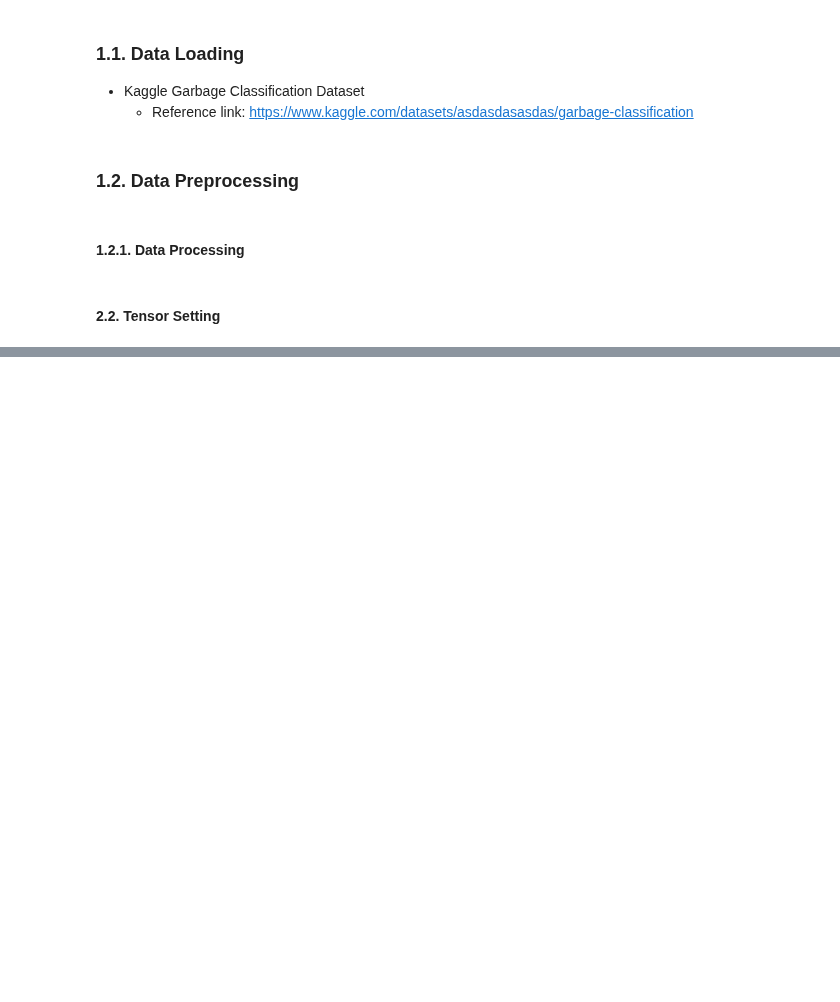
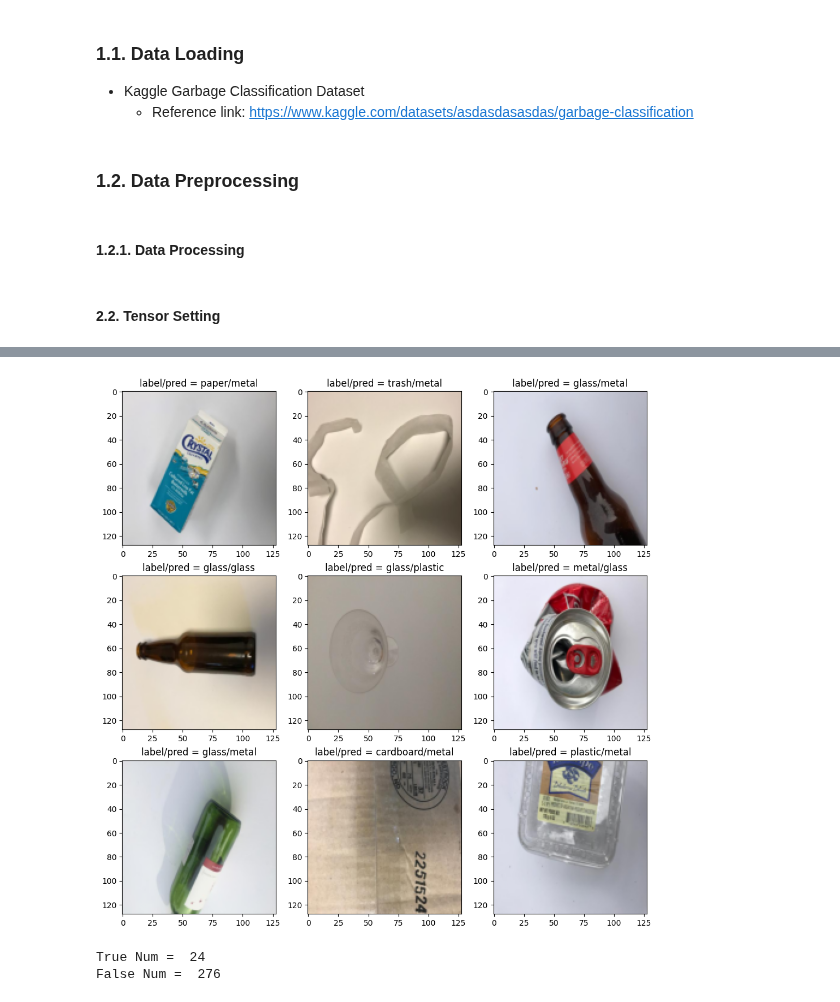
Before and after one commit to Pulsar-kkaturi/DL-Education, a Jupyter notebook: VisionDL_Lecture/Lecture7_Classification_Pytorch.ipynb, the cells around one changed output, grey strips where cells are left out. Cells and saved outputs as stored; diff of their text form; code cells hidden in the pictures; blank space fills up the shorter version.

```diff
--- a/VisionDL_Lecture/Lecture7_Classification_Pytorch.ipynb
+++ b/VisionDL_Lecture/Lecture7_Classification_Pytorch.ipynb
@@ -111,0 +453,25 @@ for i, k in enumerate(data_dic.keys()):
+# %%
+plt.figure(figsize=(12,12))
+for i, i_ in enumerate(list(np.random.choice(np.arange(len(val_paths)), 9))):
+    img = np.moveaxis(gar_val[i_][0].detach().numpy(), 0 , -1)
+    pred = pred_dic['pred'][i_]
+    # score = pred_dic['prob'][i][pred]
+    plt.subplot(3,3,i+1)
+    plt.imshow(img)
+    plt.title(f'label/pred = {label_list[gar_val[i_][1].argmax()]}/{pred}')
+# %% [output]
+[figure, added]
+# %%
+true_list, false_list = [], []
+for i in range(len(pred_dic['pred'])):
+    pred = pred_dic['pred'][i]
+    lab = label_list[gar_val[i_][1].argmax()]
+    if pred == lab:
+        true_list.append(i)
+    else:
+        false_list.append(i)
+print('True Num = ', len(true_list))
+print('False Num = ', len(false_list))
+# %% [output]
+True Num =  24
+False Num =  276
```
Also changed, not shown: parts of 20 cells of this notebook, 2 other files.
